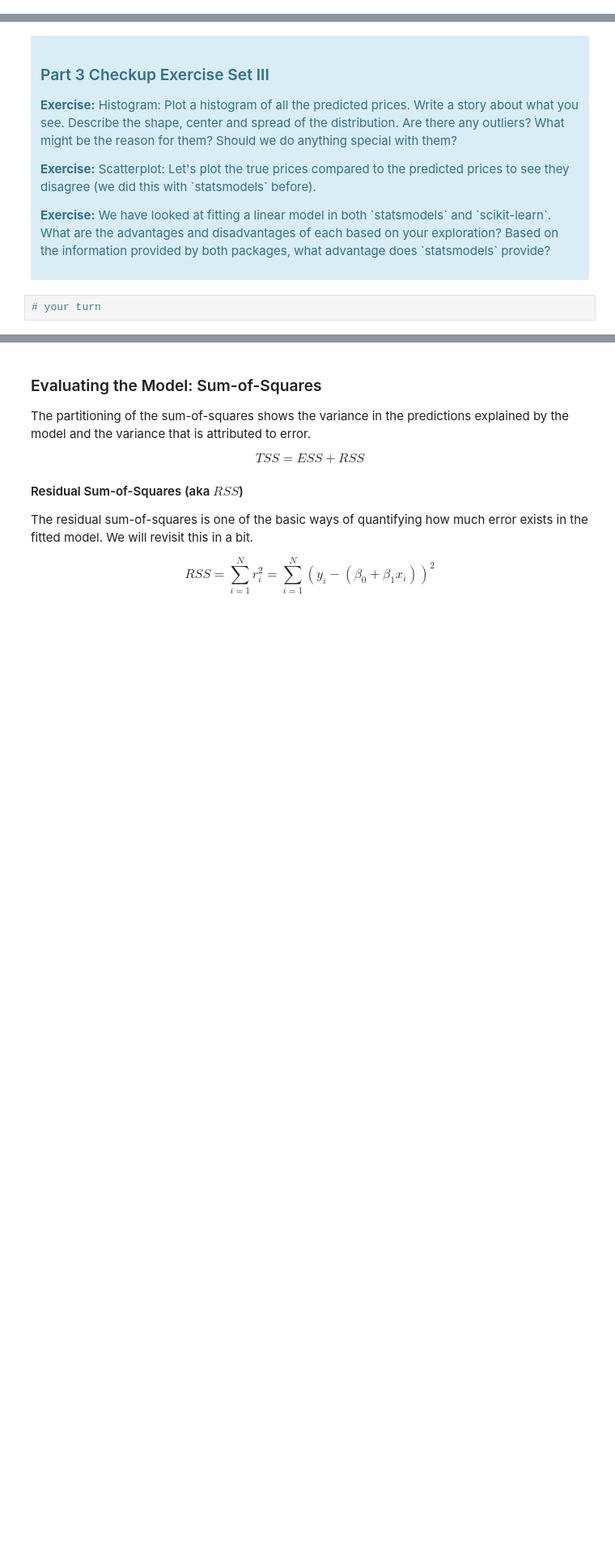
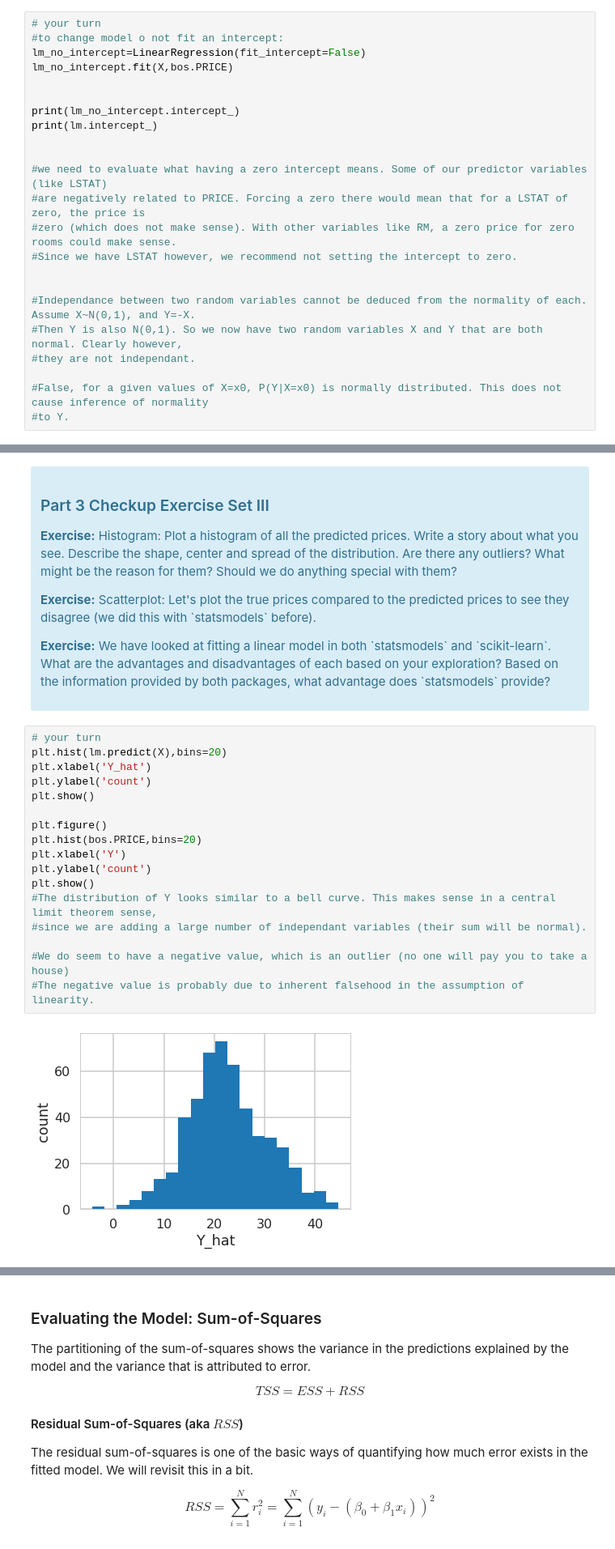
Before and after one commit to harajlim/Springboard-10.1.5, a Jupyter notebook: Mini_Project_Linear_Regression.ipynb, the cells around one changed output, grey strips where cells are left out. Shown at 81% size. Drawn from its saved outputs; the diff is of its cells as text; blank space fills up the shorter version.

```diff
--- a/Mini_Project_Linear_Regression.ipynb
+++ b/Mini_Project_Linear_Regression.ipynb
@@ -529,0 +559,23 @@ lm.fit(X, bos.PRICE)
+# %%
+# your turn
+#to change model o not fit an intercept:
+lm_no_intercept=LinearRegression(fit_intercept=False)
+lm_no_intercept.fit(X,bos.PRICE)
+
+
+print(lm_no_intercept.intercept_)
+print(lm.intercept_)
+
+
+#we need to evaluate what having a zero intercept means. Some of our predictor variables (like LSTAT)
+#are negatively related to PRICE. Forcing a zero there would mean that for a LSTAT of zero, the price is
+#zero (which does not make sense). With other variables like RM, a zero price for zero rooms could make sense.
+#Since we have LSTAT however, we recommend not setting the intercept to zero.
+
+
+#Independance between two random variables cannot be deduced from the normality of each. Assume X~N(0,1), and Y=-X.
+#Then Y is also N(0,1). So we now have two random variables X and Y that are both normal. Clearly however,
+#they are not independant.
+
+#False, for a given values of X=x0, P(Y|X=x0) is normally distributed. This does not cause inference of normality
+#to Y.
@@ -561,5 +637,22 @@ lm.predict(X)[0:5]
 
 <p><b>Exercise:</b> We have looked at fitting a linear model in both `statsmodels` and `scikit-learn`. What are the advantages and disadvantages of each based on your exploration? Based on the information provided by both packages, what advantage does `statsmodels` provide?</p>
 </div>
-# %%
-# your turn
+# %%
+# your turn
+plt.hist(lm.predict(X),bins=20)
+plt.xlabel('Y_hat')
+plt.ylabel('count')
+plt.show()
+
+plt.figure()
+plt.hist(bos.PRICE,bins=20)
+plt.xlabel('Y')
+plt.ylabel('count')
+plt.show()
+#The distribution of Y looks similar to a bell curve. This makes sense in a central limit theorem sense,
+#since we are adding a large number of independant variables (their sum will be normal).
+
+#We do seem to have a negative value, which is an outlier (no one will pay you to take a house)
+#The negative value is probably due to inherent falsehood in the assumption of linearity.
+# %% [output]
+[figure, added]
```
Also changed, not shown: parts of 54 cells of this notebook.
